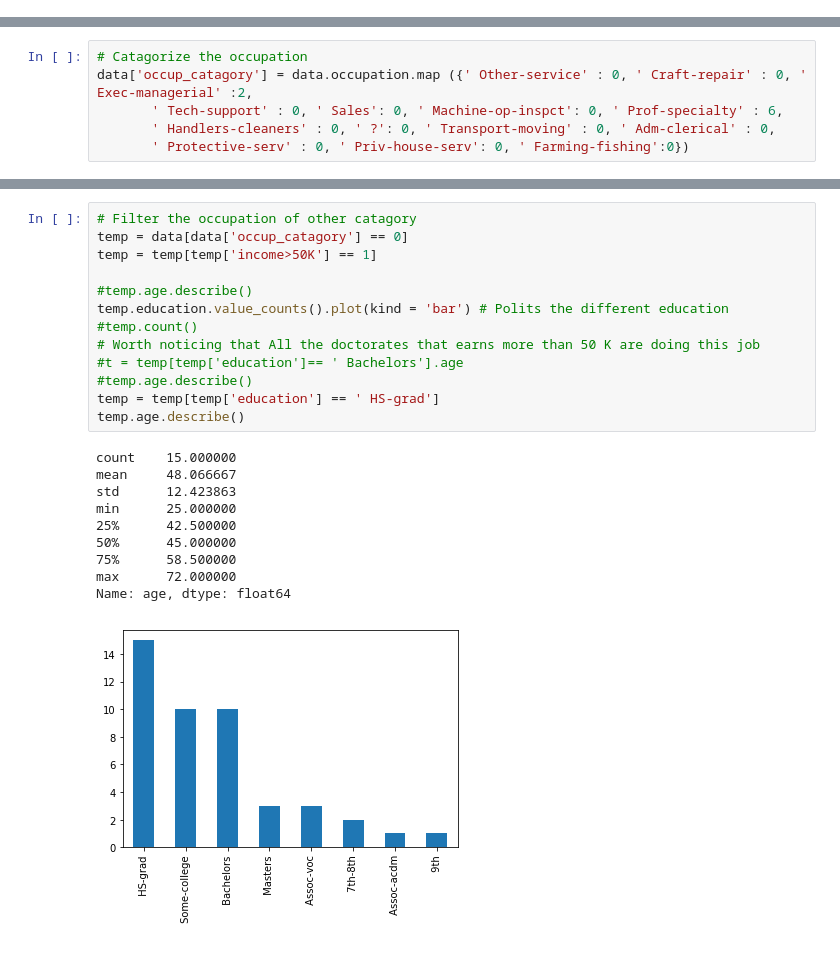
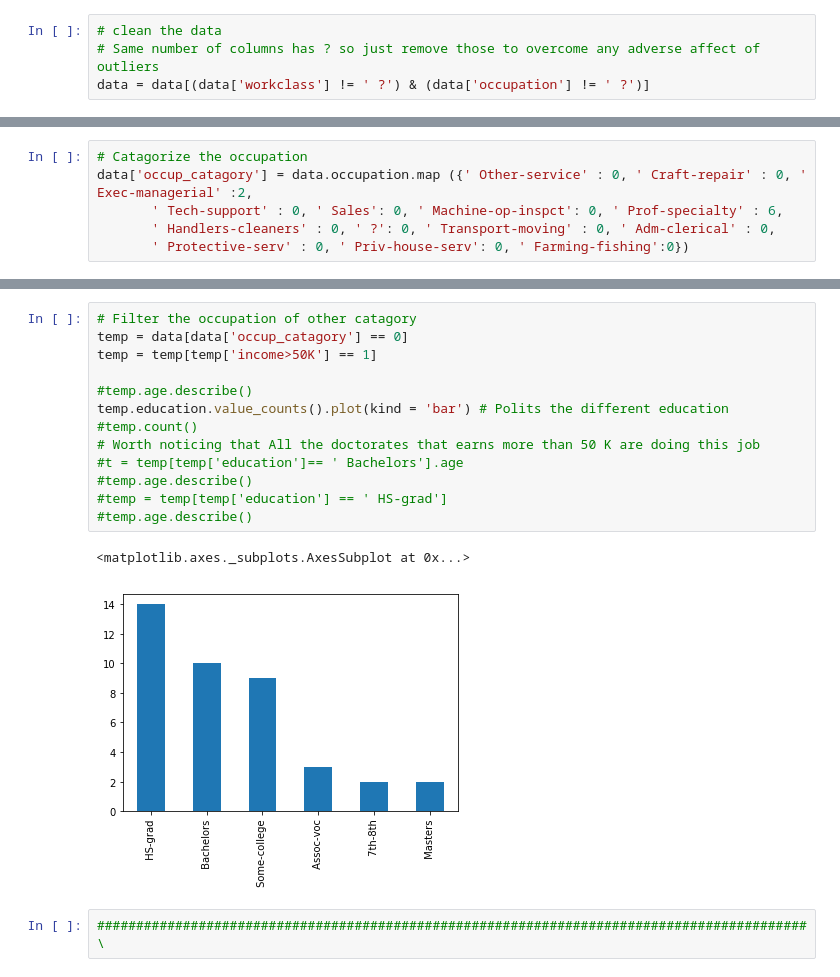
Before and after one commit to rajarshibiswas/Data-Mining, a Jupyter notebook: Project-1/EDA testing .ipynb, the cells around one changed output, grey strips where cells are left out. Saved outputs shown, nothing was run; the diff lists cells and outputs as text.

```diff
--- a/Project-1/EDA testing .ipynb
+++ b/Project-1/EDA testing .ipynb
@@ -50,3 +21,7 @@ Name: income>50K, dtype: int64
+# %%
+# clean the data
+# Same number of columns has ? so just remove those to overcome any adverse affect of outliers
+data = data[(data['workclass'] != ' ?') & (data['occupation'] != ' ?')]
 # %%
 # a function similar to make_df_simple, but with one more column
 def make_df(df, feature):
@@ -210,24 +356,18 @@ temp = temp[temp['income>50K'] == 1]
 # %%
 # Filter the occupation of other catagory
 temp = data[data['occup_catagory'] == 0]
 temp = temp[temp['income>50K'] == 1]
 
 #temp.age.describe()
 temp.education.value_counts().plot(kind = 'bar') # Polits the different education
 #temp.count()
 # Worth noticing that All the doctorates that earns more than 50 K are doing this job
 #t = temp[temp['education']== ' Bachelors'].age
 #temp.age.describe()
-temp = temp[temp['education'] == ' HS-grad']
-temp.age.describe()
+#temp = temp[temp['education'] == ' HS-grad']
+#temp.age.describe()
 # %% [output]
-count    15.000000
-mean     48.066667
-std      12.423863
-min      25.000000
-25%      42.500000
-50%      45.000000
-75%      58.500000
-max      72.000000
-Name: age, dtype: float64
+<matplotlib.axes._subplots.AxesSubplot at 0x...>
-[figure, old version]
+[figure, new version]
+# %%
+###########################################################################################\
```
Also changed, not shown: parts of 57 cells of this notebook, 1 other file.
